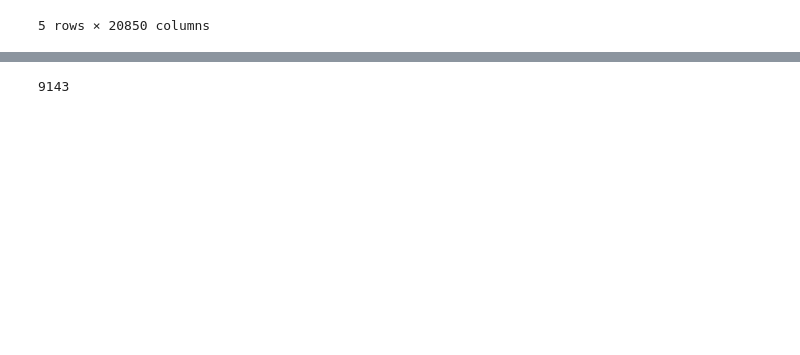
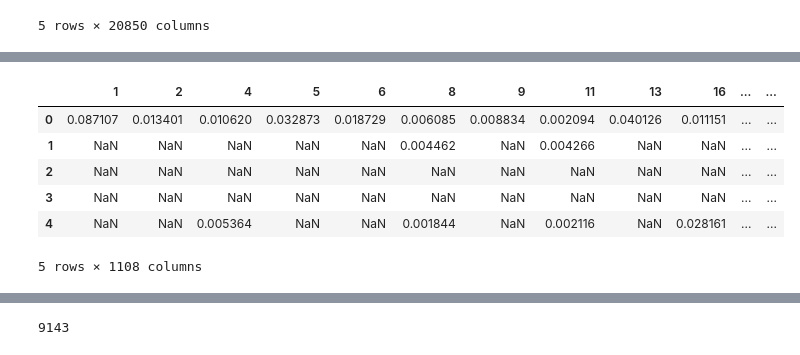
Before and after one commit to cerniello/Web-Scraping-Clustering-Real-Estate-Data, a Jupyter notebook: Vocabulary_TFIDF.ipynb, the cells around one changed output, grey strips where cells are left out. Saved outputs shown, nothing was run; the diff lists cells and outputs as text; code cells hidden in the pictures; blank space fills up the shorter version.

```diff
--- a/Vocabulary_TFIDF.ipynb
+++ b/Vocabulary_TFIDF.ipynb
@@ -242,0 +235,10 @@ temp.drop(columns=col_to_delete, axis=1)
+# %%
+temp.head()
+# %% [output]
+|  | 1 | 2 | 4 | 5 | 6 | 8 | 9 | 11 | 13 | 16 | ... | ... |
+| 0 | 0.087107 | 0.013401 | 0.010620 | 0.032873 | 0.018729 | 0.006085 | 0.008834 | 0.002094 | 0.040126 | 0.011151 | ... | ... |
+| 1 | NaN | NaN | NaN | NaN | NaN | 0.004462 | NaN | 0.004266 | NaN | NaN | ... | ... |
+| 2 | NaN | NaN | NaN | NaN | NaN | NaN | NaN | NaN | NaN | NaN | ... | ... |
+| 3 | NaN | NaN | NaN | NaN | NaN | NaN | NaN | NaN | NaN | NaN | ... | ... |
+| 4 | NaN | NaN | 0.005364 | NaN | NaN | 0.001844 | NaN | 0.002116 | NaN | 0.028161 | ... | ... |
+5 rows × 1108 columns
```
Also changed, not shown: parts of 24 cells of this notebook.
